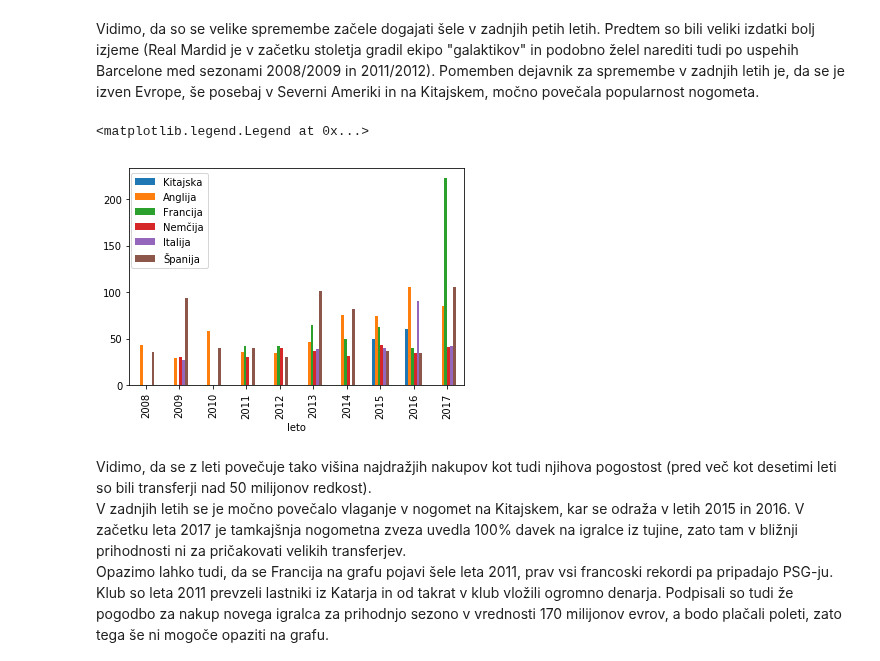
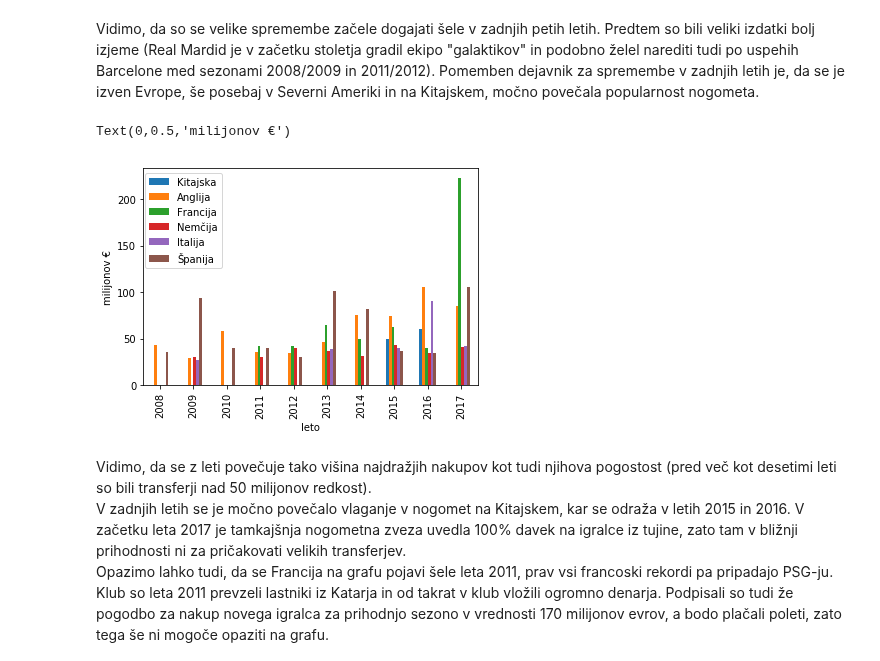
Before and after one commit to majorcek/programiranje1_nogomet, a Jupyter notebook: prestopi.ipynb, the cells around one changed output. Saved outputs shown, nothing was run; the diff lists cells and outputs as text; code cells hidden in the pictures.

```diff
--- a/prestopi.ipynb
+++ b/prestopi.ipynb
@@ -265,16 +264,18 @@ rekordi_sezona_liga = rekordi_sezona_liga[['sezona','liga2','cena']]
 # %%
 rekordi_sezona_liga_urejeno = rekordi_sezona_liga
 rekordi_sezona_liga_urejeno['sezona'].replace(to_replace="\/\d{4}", value="", regex=True, inplace=True)
 rekordi_sezona_liga_urejeno['sezona'] = rekordi_sezona_liga_urejeno['sezona'].astype('int')
 
 rekordi_sezona_liga_urejeno = rekordi_sezona_liga.pivot_table(values='cena', index='sezona', columns="liga2")
 rekordi_sezona_liga_urejeno = rekordi_sezona_liga_urejeno.rename_axis(None).reset_index()
 rekordi_sezona_liga_urejeno.columns = ['leto', 'Kitajska', 'Anglija','Francija','Nemčija','Italija','Rusija','Španija']
 rekordi_sezona_liga_urejeno = rekordi_sezona_liga_urejeno[['leto', 'Kitajska', 'Anglija','Francija','Nemčija','Italija','Španija']]
-rekordi_sezona_liga_urejeno[(rekordi_sezona_liga_urejeno.leto > 2007) & (rekordi_sezona_liga_urejeno.leto < 2018)].plot(kind = 'bar', x='leto').legend(bbox_to_anchor=(0.25,1))
+graf_rekordi = rekordi_sezona_liga_urejeno[(rekordi_sezona_liga_urejeno.leto > 2007) & (rekordi_sezona_liga_urejeno.leto < 2018)].plot(kind = 'bar', x='leto').legend(bbox_to_anchor=(0.25,1))
+y_axis = graf_rekordi.axes.get_yaxis()
+y_axis.set_label_text('milijonov €')
 # %% [output]
-<matplotlib.legend.Legend at 0x...>
+Text(0,0.5,'milijonov €')
-[figure, old version]
+[figure, new version]
 # %% [markdown]
 Vidimo, da se z leti povečuje tako višina najdražjih nakupov kot tudi njihova pogostost (pred več kot desetimi leti so bili transferji nad 50 milijonov redkost). <br>
 V zadnjih letih se je močno povečalo vlaganje v nogomet na Kitajskem, kar se odraža v letih 2015 in 2016.  V začetku leta 2017 je tamkajšnja nogometna zveza uvedla 100% davek na igralce iz tujine, zato tam v bližnji prihodnosti ni za pričakovati velikih transferjev.<br>
```
Also changed, not shown: parts of 7 cells of this notebook.
